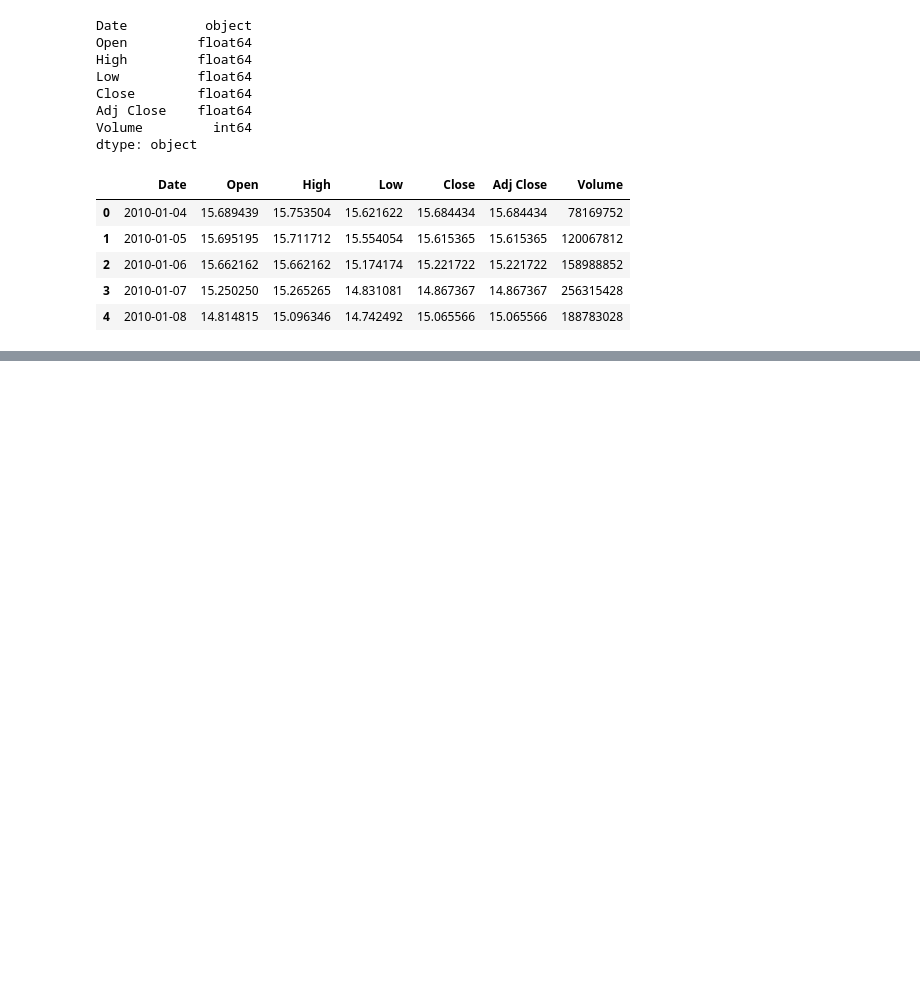
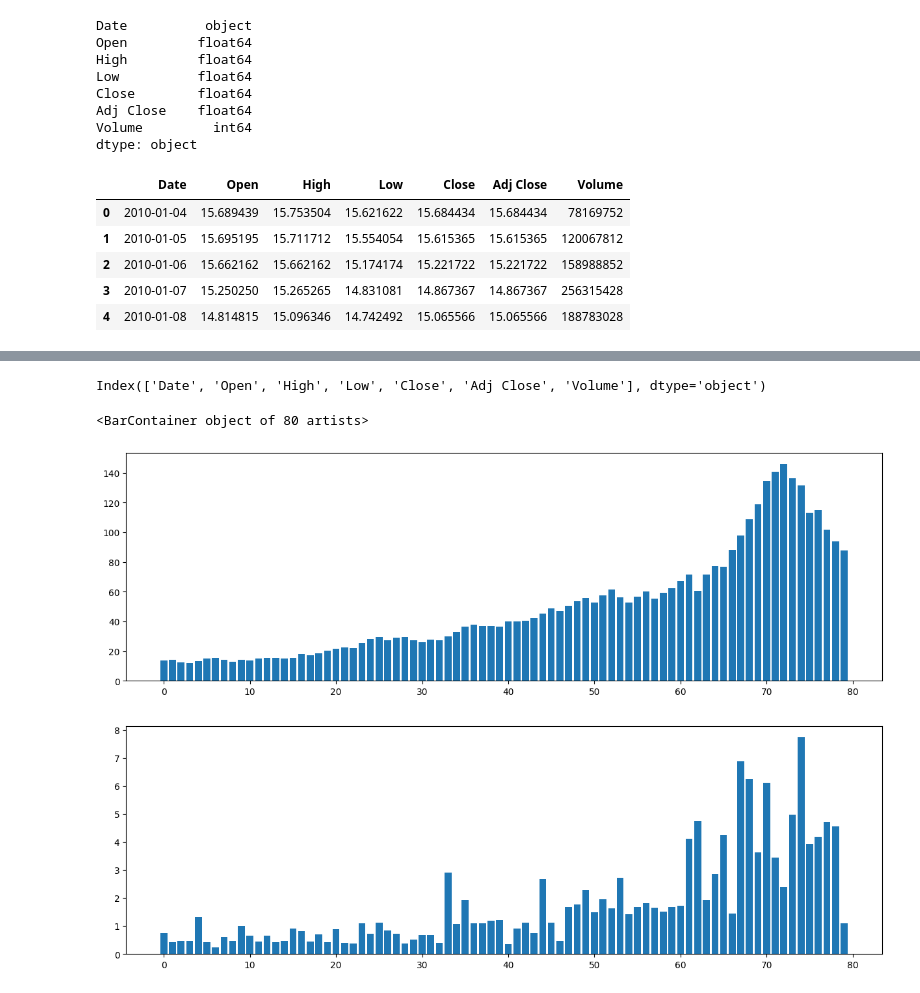
Before and after one commit to sebastlop/series-temporales-machine-learning, a Jupyter notebook: Apuntes/Tema-3/Tema-3.1-plots-estacionariedad.ipynb, the cells around one changed output, grey strips where cells are left out. Saved outputs shown, nothing was run; the diff lists cells and outputs as text; code cells hidden in the pictures; blank space fills up the shorter version.

```diff
--- a/Apuntes/Tema-3/Tema-3.1-plots-estacionariedad.ipynb
+++ b/Apuntes/Tema-3/Tema-3.1-plots-estacionariedad.ipynb
@@ -61,0 +49,14 @@ NameError: name 'matplotlib' is not defined
+# %%
+# timedelta nos sirve para operar con intervalos de tiempo
+from datetime import timedelta
+
+delta = timedelta(days = 60) # estos 60 días son corridos, no se corresponden con días con datos
+d = df.Date.iloc[0]
+medias = []
+varianzas = []
+while d < df.Date.iloc[-1]:  # while se ejecuta siempre que se cumpla la condición
+    mask_1 = df.Date >= d
+    mask_2 = df.Date < d + delta
+    medias.append(df.loc[mask_1 & mask_2].mean().to_numpy()) # & es el operador and bit a bit, sino no funciona
+    varianzas.append(df.loc[mask_1 & mask_2].std().to_numpy())
+    d += delta
@@ -61,0 +83,11 @@ NameError: name 'matplotlib' is not defined
+# %%
+medias[0].set_index()
+# %% [output]
+Index(['Date', 'Open', 'High', 'Low', 'Close', 'Adj Close', 'Volume'], dtype='object')
+# %%
+fig, axs = plt.subplots(2,1, figsize = (15,10))
+axs[0].bar(np.arange(len(medias)), medias)
+axs[1].bar(np.arange(len(varianzas)), varianzas)
+# %% [output]
+<BarContainer object of 80 artists>
+[figure, added]
```
Also changed, not shown: parts of 16 cells of this notebook.
